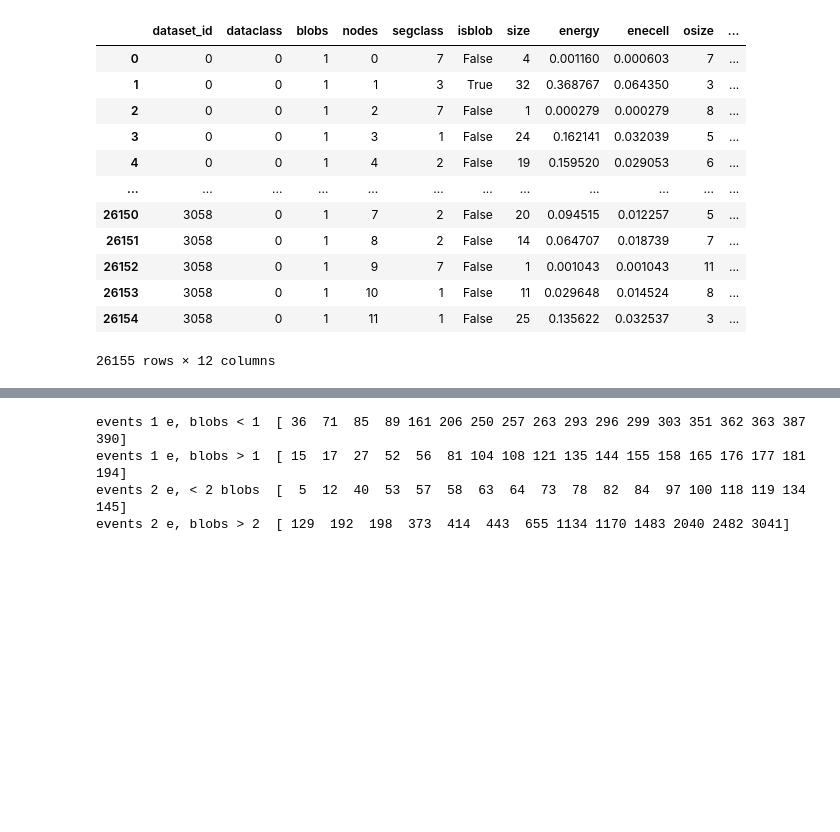
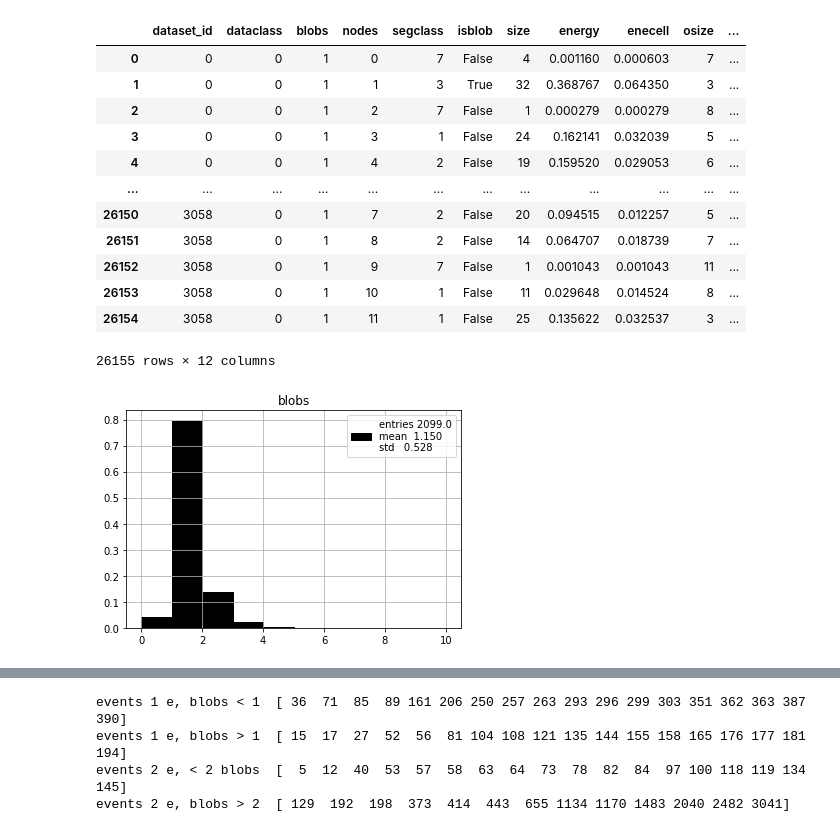
Before and after one commit to jahernando/next, a Jupyter notebook: NB/bclouds/bclouds_ananodes_ref.ipynb, the cells around one changed output, grey strips where cells are left out. Cells and saved outputs as stored; diff of their text form; code cells hidden in the pictures; blank space fills up the shorter version.

```diff
--- a/NB/bclouds/bclouds_ananodes_ref.ipynb
+++ b/NB/bclouds/bclouds_ananodes_ref.ipynb
@@ -192,6 +192,11 @@ df
 | 26153 | 3058 | 0 | 1 | 10 | 1 | False | 11 | 0.029648 | 0.014524 | 8 | ... |
 | 26154 | 3058 | 0 | 1 | 11 | 1 | False | 25 | 0.135622 | 0.032537 | 3 | ... |
 26155 rows × 12 columns
+# %%
+plt.title('blobs')
+pltext.hist(df['blobs'][(df.dataclass == 0) & (df.osize == 0)], 10, (0, 10), density = True, fill = True);
+# %% [output]
+[figure, added]
 # %%
 xsel = (df.dataclass == 0) & (df.isblob == True)  & (df.blobs == 1)
 ysel = (df.dataclass == 0) & (df.isblob == False) & (df.blobs == 1)
```
Also changed, not shown: parts of 5 cells of this notebook, 2 other files.
